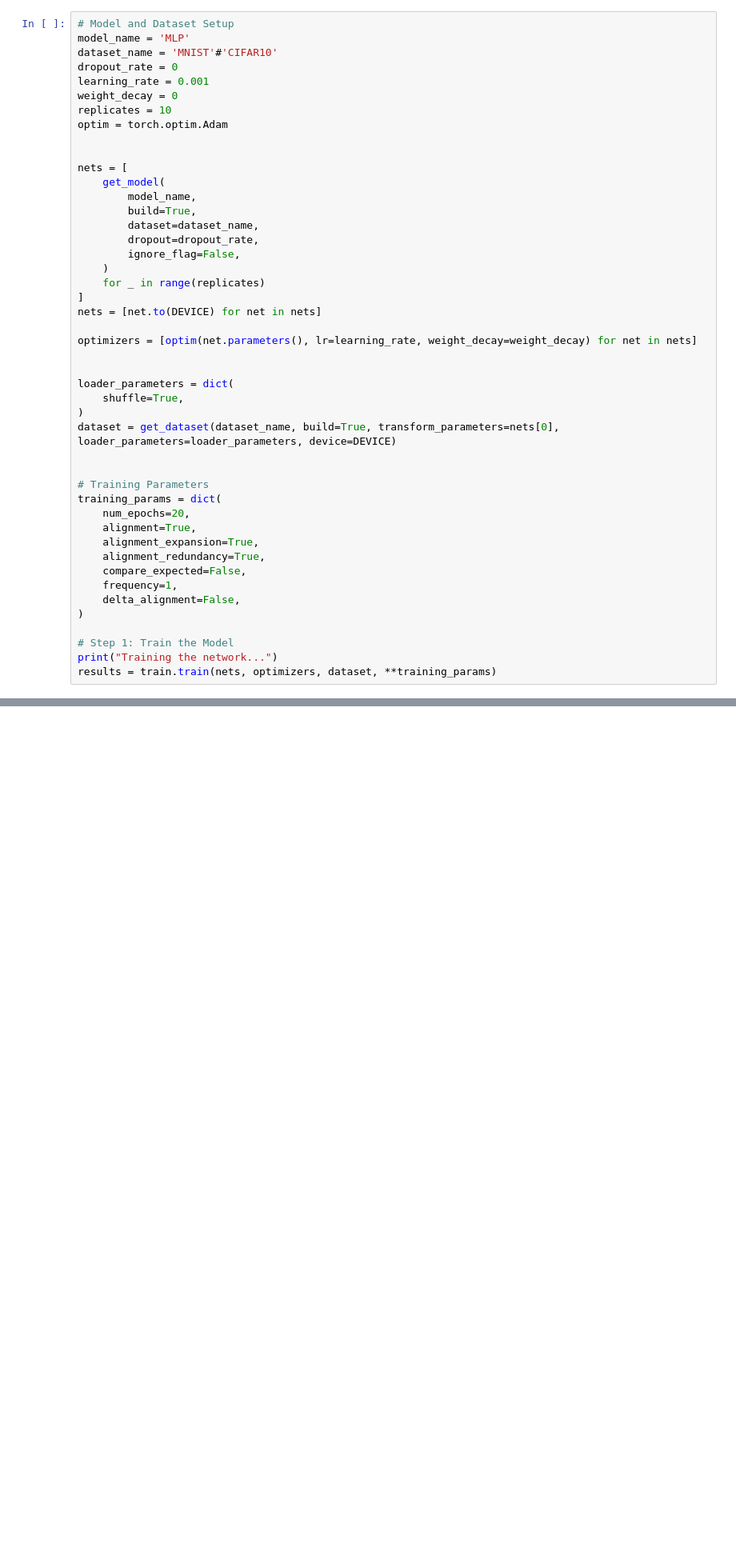
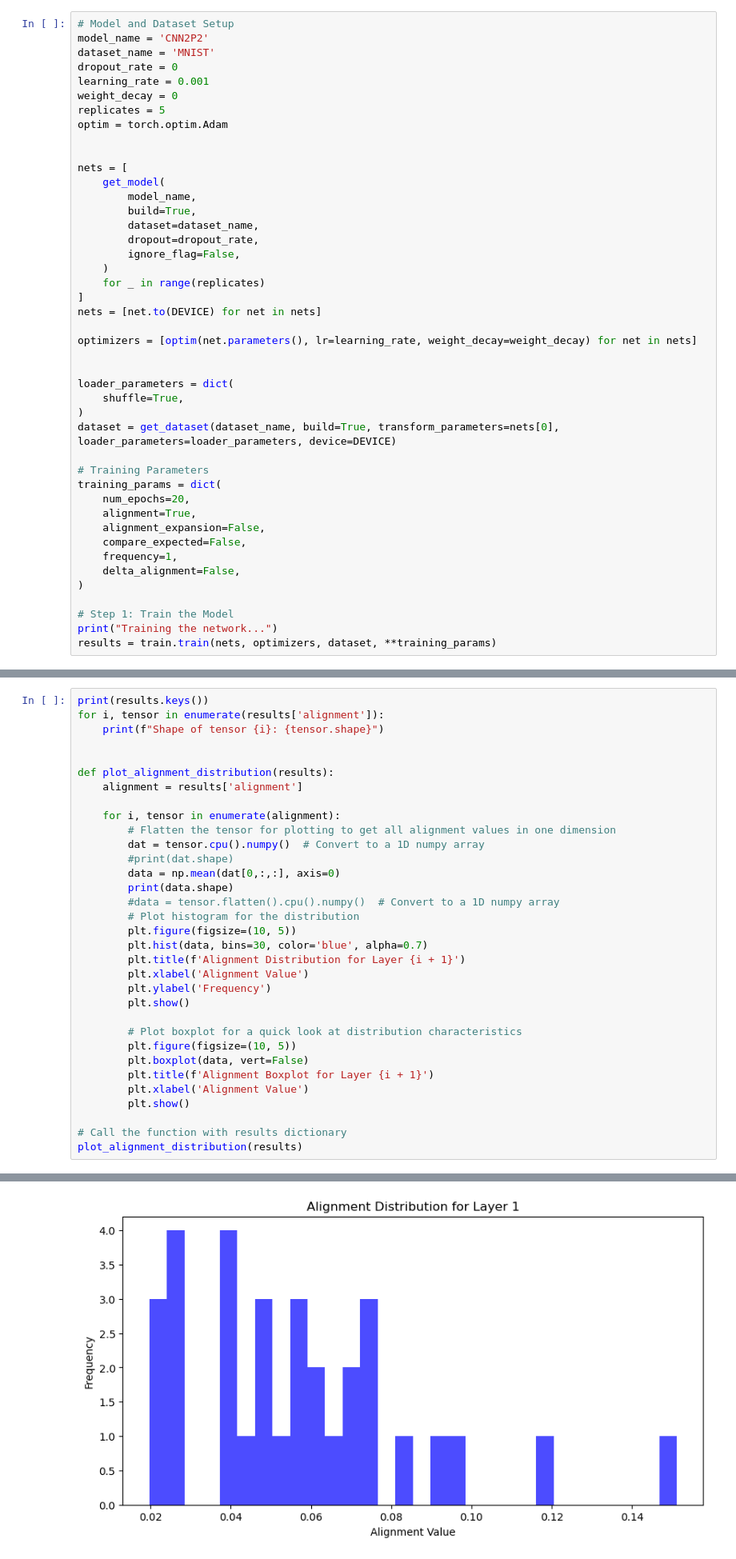
Before and after one commit to KempnerInstitute/nodelens, a Jupyter notebook: notebooks/testbook_HS.ipynb, the cells around one changed output, grey strips where cells are left out. Shown at 80% size. Drawn from its saved outputs; the diff is of its cells as text; blank space fills up the shorter version.

```diff
--- a/notebooks/testbook_HS.ipynb
+++ b/notebooks/testbook_HS.ipynb
@@ -48,11 +38,11 @@ Training
 # %%
 # Model and Dataset Setup
-model_name = 'MLP'
-dataset_name = 'MNIST'#'CIFAR10'
+model_name = 'CNN2P2'
+dataset_name = 'MNIST'
 dropout_rate = 0
 learning_rate = 0.001
 weight_decay = 0
-replicates = 10
+replicates = 5
 optim = torch.optim.Adam
 
 
@@ -76,13 +66,11 @@ loader_parameters = dict(
 )
 dataset = get_dataset(dataset_name, build=True, transform_parameters=nets[0], loader_parameters=loader_parameters, device=DEVICE)
 
-
 # Training Parameters
 training_params = dict(
     num_epochs=20,
     alignment=True,
-    alignment_expansion=True,
-    alignment_redundancy=True,
+    alignment_expansion=False,
     compare_expected=False,
     frequency=1,
     delta_alignment=False,
@@ -225,0 +471,34 @@ if retrain:
+# %%
+print(results.keys())
+for i, tensor in enumerate(results['alignment']):
+    print(f"Shape of tensor {i}: {tensor.shape}")
+
+
+def plot_alignment_distribution(results):
+    alignment = results['alignment']
+
+    for i, tensor in enumerate(alignment):
+        # Flatten the tensor for plotting to get all alignment values in one dimension
+        dat = tensor.cpu().numpy()  # Convert to a 1D numpy array
+        #print(dat.shape)
+        data = np.mean(dat[0,:,:], axis=0)
+        print(data.shape)
+        #data = tensor.flatten().cpu().numpy()  # Convert to a 1D numpy array
+        # Plot histogram for the distribution
+        plt.figure(figsize=(10, 5))
+        plt.hist(data, bins=30, color='blue', alpha=0.7)
+        plt.title(f'Alignment Distribution for Layer {i + 1}')
+        plt.xlabel('Alignment Value')
+        plt.ylabel('Frequency')
+        plt.show()
+
+        # Plot boxplot for a quick look at distribution characteristics
+        plt.figure(figsize=(10, 5))
+        plt.boxplot(data, vert=False)
+        plt.title(f'Alignment Boxplot for Layer {i + 1}')
+        plt.xlabel('Alignment Value')
+        plt.show()
+
+# Call the function with results dictionary
+plot_alignment_distribution(results)
+# %% [output]
@@ -225,0 +511 @@ if retrain:
+[figure, added]
```
Also changed, not shown: parts of 11 cells of this notebook, 8 other files.
